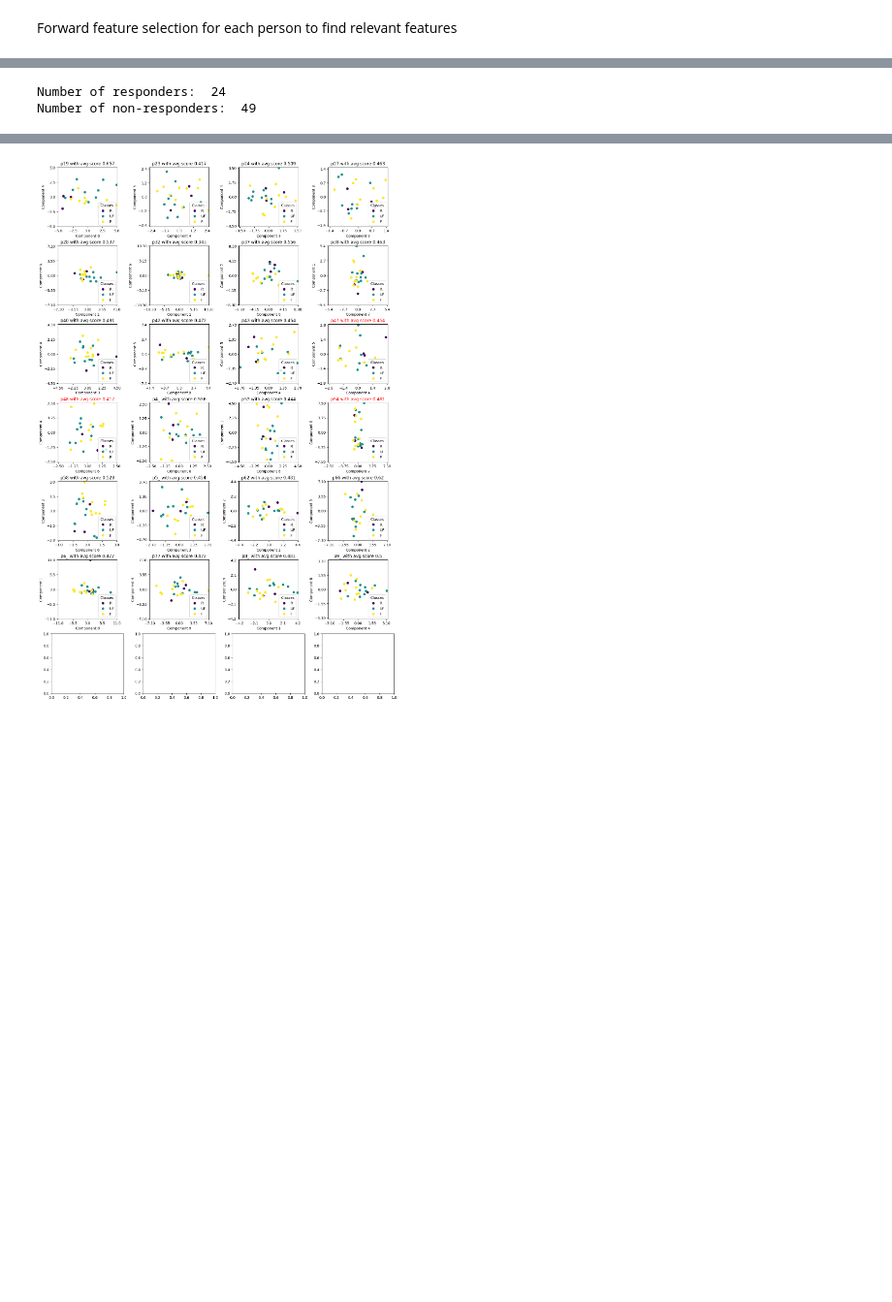
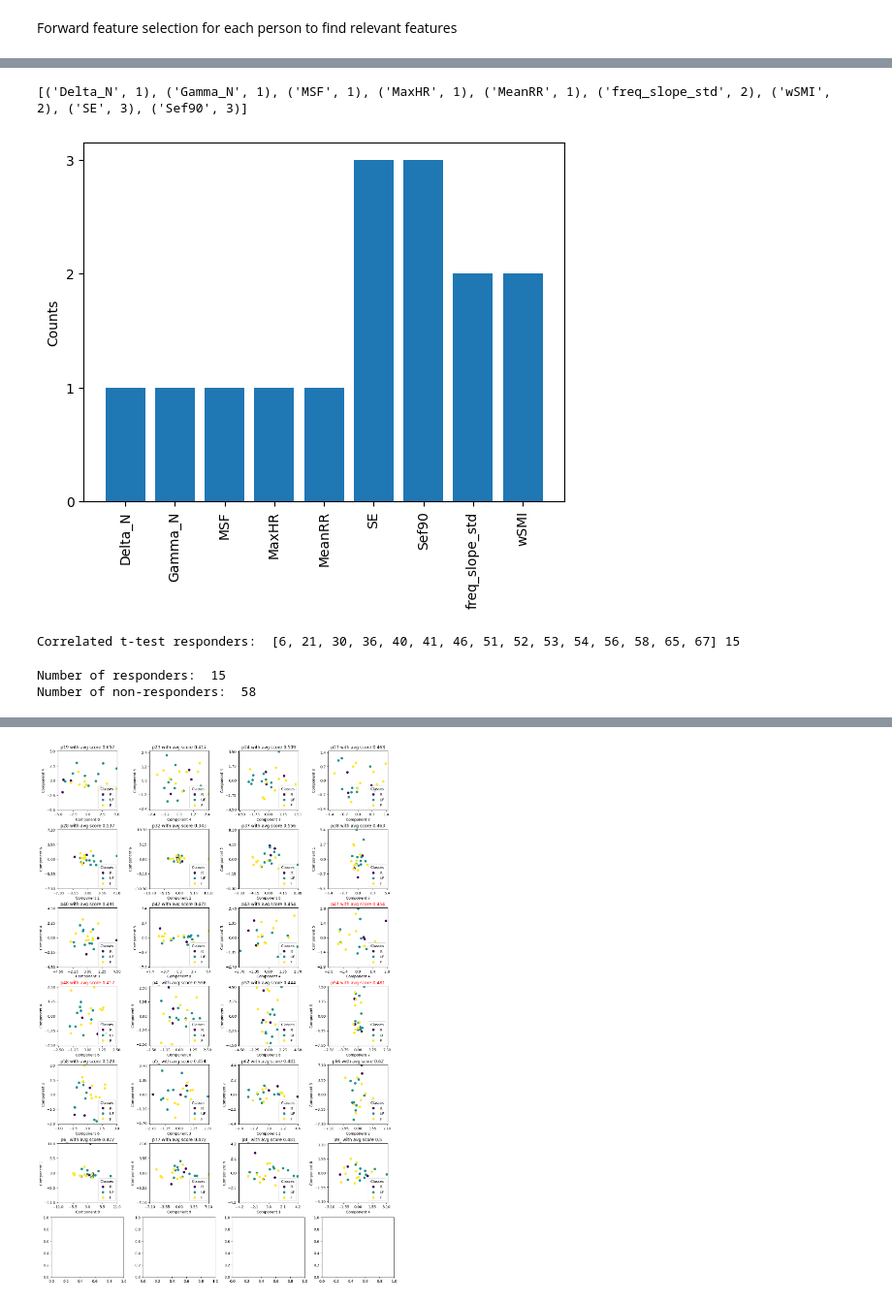
Before and after one commit to cdhvilsted/Bachelor_project_2024, a Jupyter notebook: cross_val_pipeline_individual_classification.ipynb, the cells around one changed output, grey strips where cells are left out. Shown at 97% size. Cells and saved outputs as stored; diff of their text form; code cells hidden in the pictures; blank space fills up the shorter version.

```diff
--- a/cross_val_pipeline_individual_classification.ipynb
+++ b/cross_val_pipeline_individual_classification.ipynb
@@ -108,16 +214,79 @@ for i in range(len(subsets_list)):
+# %%
+features_counter = []
+for count, i in enumerate(chosen_features_list):
+    if count in B:
+    #print(i[0])
+        sort = np.argsort(abs(np.array(components_list[count][i[0]])))[::-1]
+        #print(sort)
+        feature_list = [m_list[j] for j in sort[0:1]]
+        features_counter.append(feature_list)
+
+#print(sorted(list(zip(*np.unique(features_counter, return_counts=True))), key=lambda x:(x[1])))
+# %% [output]
+[('Delta_N', 1), ('Gamma_N', 1), ('MSF', 1), ('MaxHR', 1), ('MeanRR', 1), ('freq_slope_std', 2), ('wSMI', 2), ('SE', 3), ('Sef90', 3)]
+# %%
+fig, ax = plt.subplots(1)
+ax.bar(x=[i for i in range(len(np.unique(features_counter)))], height=np.unique(features_counter, return_counts=True)[1])
+ax.set_xticks([i for i in range(len(np.unique(features_counter)))],labels=np.unique(features_counter), rotation=90)
+ax.set_yticks([0,1,2,3], labels=[0,1,2,3])
+ax.set_ylabel('Counts')
+plt.show()
+# %% [output]
+[figure, added]
+# %%
+# Inspecting responders from t-test
+import scipy.stats
+
+
+B = set()
+zu = []
+rh_liste = []
+o2_liste = []
+
+for count, i in enumerate(cv_v2_scores):
+    j = 5
+    k = 3
+    df = j-1
+    rho = 1/k
+
+    rand_err = 2/3
+    rj = np.mean((1-i)-rand_err, axis=0)
+    rh = np.mean(rj)
+    rh_liste.append(rh)
+
+    s = 0
+
+    for e in rj:
+        s += (e-rh)**2
+
+    s2 = 1/(j-1) * s
+    o2 = (1/j + rho/(1-rho)) * s2
+    o2_liste.append(o2)
+
+    zu.append(scipy.stats.t.ppf(1-0.05, df, rh, np.sqrt(o2))) # upper bound confidence interval
+    t = rh/(np.sqrt(o2))
+    p = scipy.stats.t.cdf(t, df)
+    if p <= 0.05:
+        #print(count, patient_numbers[count], p)
+        B.add(count)
+
+#print('Correlated t-test responders: ', sorted(B), len(B))
+B = sorted(B)
+# %% [output]
+Correlated t-test responders:  [6, 21, 30, 36, 40, 41, 46, 51, 52, 53, 54, 56, 58, 65, 67] 15
 # %%
 responders = []
 non_responders = []
 
-for i in range(len(all_scores)):
-    if i in people_r:
-        responders.append([np.mean(all_scores[i,:]), np.std(all_scores[i,:])])
+for i in range(len(all_data)):
+    if i in B:
+        responders.append([np.mean(1-cv_v2_scores[i,:]), np.std(np.mean(1-cv_v2_scores[i,:], axis=0))/np.sqrt(3), zu[i], rh_liste[i], o2_liste[i]])
     else:
-        non_responders.append([np.mean(all_scores[i,:]), np.std(all_scores[i,:])])
+        non_responders.append([np.mean(1-cv_v2_scores[i,:]), np.std(np.mean(1-cv_v2_scores[i,:], axis=0))/np.sqrt(3), zu[i], rh_liste[i], o2_liste[i]])
 
 # Group sizes
 print('Number of responders: ', len(responders))
 print('Number of non-responders: ', len(non_responders))
 # %% [output]
-Number of responders:  24
-Number of non-responders:  49
+Number of responders:  15
+Number of non-responders:  58
```
Also changed, not shown: parts of 24 cells of this notebook.
